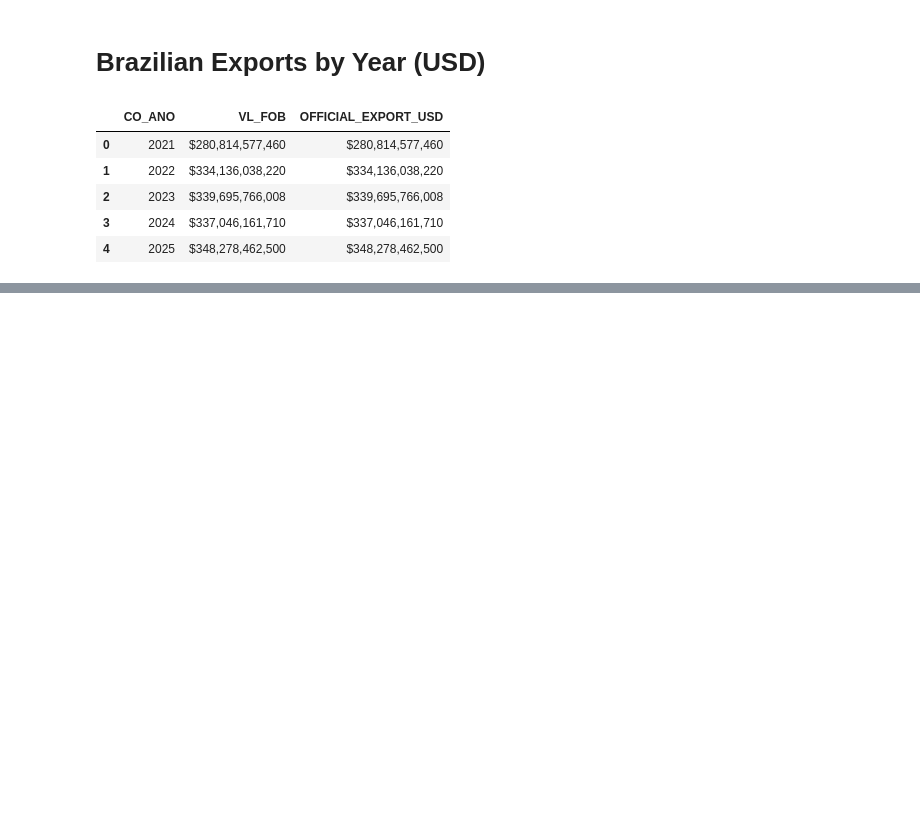
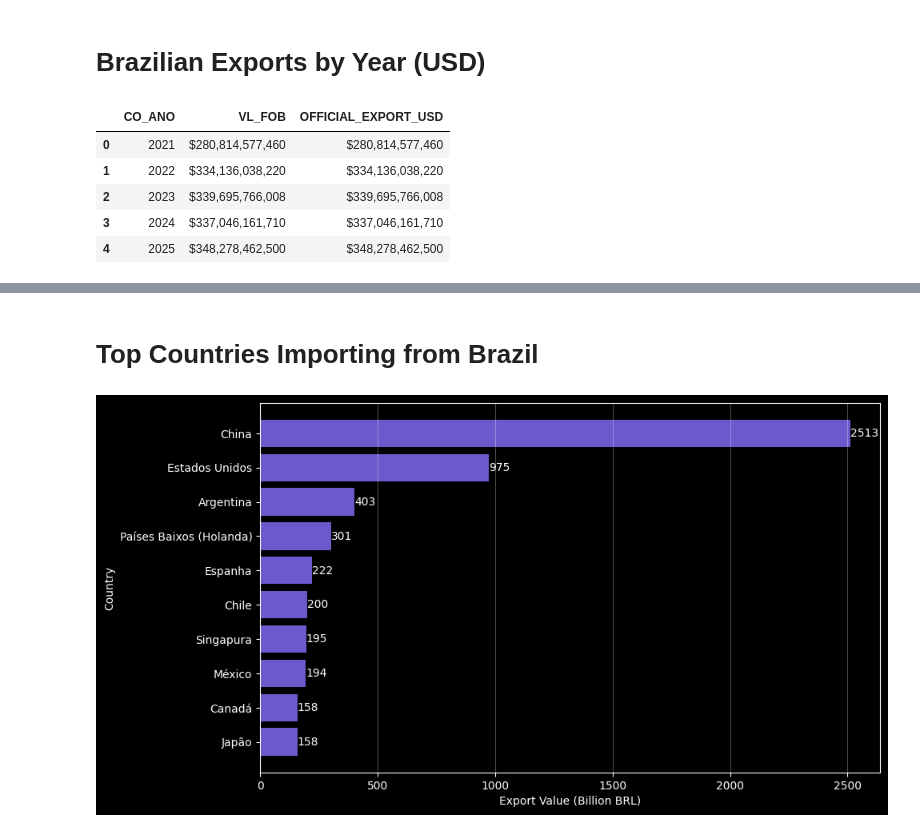
Before and after one commit to loregbrw/agro-xpto-data-analysis, a Jupyter notebook: notebooks/eda.ipynb, the cells around one changed output, grey strips where cells are left out. Saved outputs shown, nothing was run; the diff lists cells and outputs as text; code cells hidden in the pictures; blank space fills up the shorter version.

```diff
--- a/notebooks/eda.ipynb
+++ b/notebooks/eda.ipynb
@@ -207,0 +204,57 @@ plt.show()
+# %%
+fact = pd.read_csv(PROCESSED / "fact_exported.csv")
+dim_pais = pd.read_csv(PROCESSED / "dim_pais.csv")
+
+display(HTML("<h1>Top Countries Importing from Brazil</h1>"))
+
+
+top_countries = (
+    fact.groupby("CO_PAIS")["VL_FOB_BRL"]
+    .sum()
+    .reset_index()
+)
+
+top_countries = top_countries.merge(
+    dim_pais,
+    on="CO_PAIS",
+    how="left"
+)
+
+top_countries = (
+    top_countries
+    .sort_values("VL_FOB_BRL", ascending=False)
+    .head(10)
+)
+
+top_countries["VL_FOB_BRL"] = top_countries["VL_FOB_BRL"] / 1e9
+
+plt.style.use("dark_background")
+
+fig, ax = plt.subplots(figsize=(10,6))
+
+bars = ax.barh(
+    top_countries["NO_PAIS"],
+    top_countries["VL_FOB_BRL"],
+    color="#6A5ACD"
+)
+
+ax.set_xlabel("Export Value (Billion BRL)")
+ax.set_ylabel("Country")
+
+ax.invert_yaxis()
+
+for bar in bars:
+    width = bar.get_width()
+    ax.text(
+        width,
+        bar.get_y() + bar.get_height()/2,
+        f"{width:.0f}",
+        va="center"
+    )
+
+plt.grid(axis="x", alpha=0.3)
+
+plt.show()
+# %% [output]
+Top Countries Importing from Brazil
+[figure, added]
```
Also changed, not shown: parts of 4 cells of this notebook.
